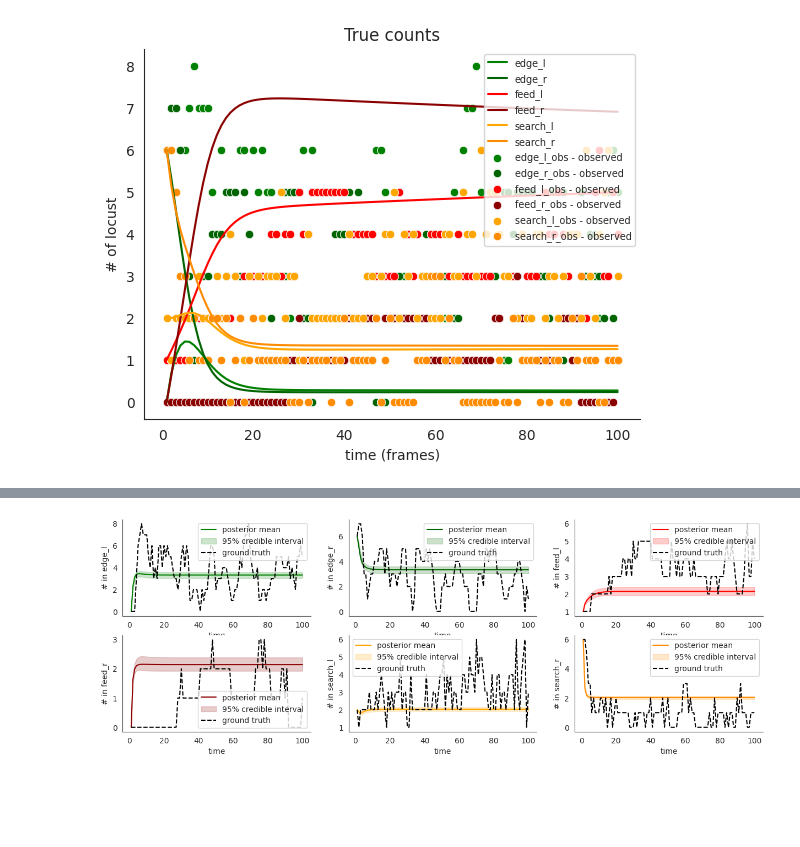
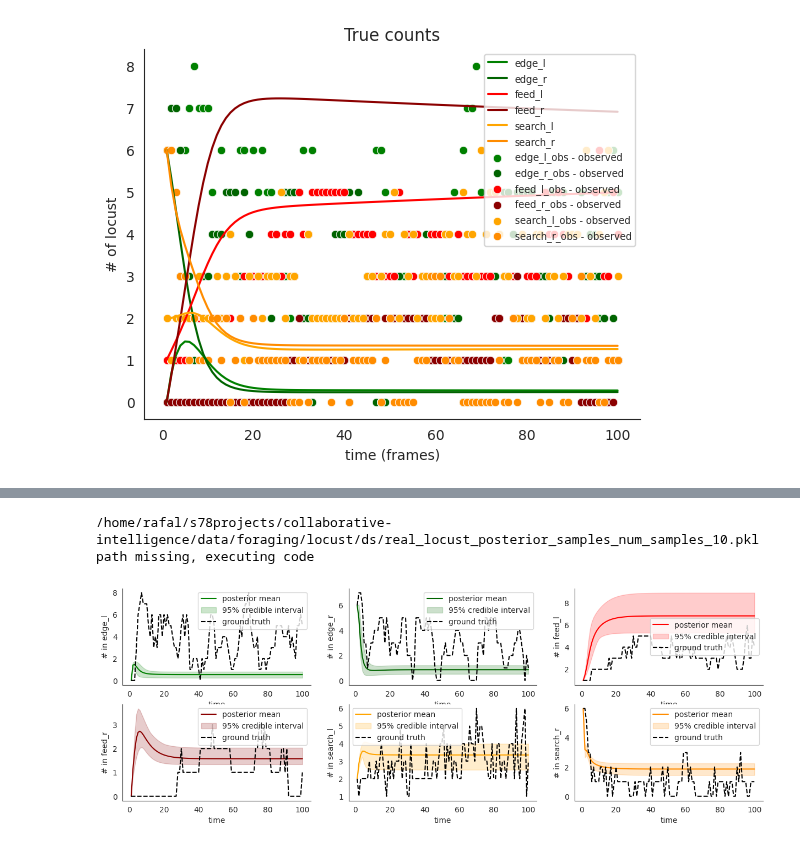
Before and after one commit to BasisResearch/collab-creatures, a Jupyter notebook: docs/experimental/dynamical_locust.ipynb, the cells around one changed output, grey strips where cells are left out. Cells and saved outputs as stored; diff of their text form; code cells hidden in the pictures; blank space fills up the shorter version.

```diff
--- a/docs/experimental/dynamical_locust.ipynb
+++ b/docs/experimental/dynamical_locust.ipynb
@@ -598,8 +630,9 @@ def run_svi_inference(
     lr=0.03,
     vi_family=AutoMultivariateNormal,
     guide=None,
-    **model_kwargs
+    **model_kwargs,
 ):
+    losses = []
     if guide is None:
         guide = vi_family(model)
     elbo = pyro.infer.Trace_ELBO()(model, guide)
@@ -611,8 +644,10 @@ def run_svi_inference(
         adam.zero_grad()
         loss = elbo(**model_kwargs)
         loss.backward()
+        losses.append(loss.item())
         adam.step()
         if (step % 2 == 0) or (step == 1) & verbose:
             print("[iteration %04d] loss: %.4f" % (step, loss))
+
     return guide
 # %%
@@ -768,7 +848,8 @@ def conditioned_locust(
     with TorchDiffEq(), StaticBatchObservation(obs_times, observation=obs):
         simulate(sir, init_state, start_time, obs_times[-1])
 # %%
-real_locust_guide = run_svi_inference(
+def get_guide_real():
+    real_locust_guide = run_svi_inference(
     conditioned_locust,
     num_steps=num_steps,
     obs_times=logging_times,
@@ -776,4 +857,11 @@ real_locust_guide = run_svi_inference(
     init_state=init_state,
     start_time=start_time,
 )
+    return real_locust_guide
+
+real_locust_guide = progress_saver(
+        name="real_locust_guide",
+        subfolder="foraging/locust/ds", properties=[num_steps],
+        property_names = ["num_steps"], code_f=get_guide_real
+    )
 # %% [output]
@@ -797,28 +876,40 @@ real_locust_guide = run_svi_inference(
 # %%
-real_locust_predictive = Predictive(
-    simulated_bayesian_locust, guide=real_locust_guide, num_samples=num_samples
-)
-real_locust_posterior_samples = real_locust_predictive(init_state, start_time, logging_times)
+def get_locust_posterior_samples_real():
+    real_locust_predictive = Predictive(
+        simulated_bayesian_locust, guide=real_locust_guide, num_samples=num_samples
+    )
+    real_locust_posterior_samples = real_locust_predictive(init_state, start_time, logging_times)
+    return real_locust_posterior_samples
+
+real_locust_posterior_samples = progress_saver(
+        name="real_locust_posterior_samples",
+        subfolder="foraging/locust/ds", properties=[num_samples],
+        property_names = ["num_samples"], code_f=get_locust_posterior_samples_real
+    )
+# %% [output]
+/home/rafal/s78projects/collaborative-intelligence/data/foraging/locust/ds/real_locust_posterior_samples_num_samples_10.pkl
+path missing, executing code
 # %%
 fig, ax = plt.subplots(2, 3, figsize=(15, 5))
 
 ax = ax.flatten()
 
-for i, state, color in zip(range(6),
-        ["edge_l", "edge_r", "feed_l", "feed_r", "search_l", "search_r"],
-        ["green", "darkgreen", "red", "darkred", "orange", "darkorange"],
-    ):
-        locust_plot(
+for i, state, color in zip(
+    range(6),
+    ["edge_l", "edge_r", "feed_l", "feed_r", "search_l", "search_r"],
+    ["green", "darkgreen", "red", "darkred", "orange", "darkorange"],
+):
+    locust_plot(
         logging_times,
         real_locust_posterior_samples[state],
         count_data[f"{state}_obs"],
         f"# in {state}",
         color,
         "ground truth",
         ax[i],
         legend=True,
         test_plot=False,
         mean_label="posterior mean",
-        )
+    )
 # %% [output]
-[figure, old version]
+[figure, new version]
```
Also changed, not shown: parts of 25 cells of this notebook, 14 other files.
